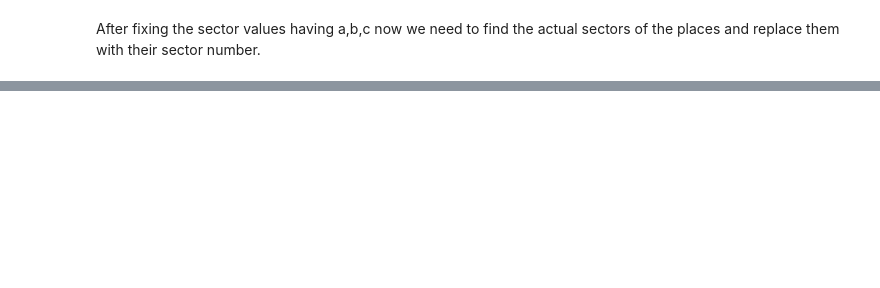
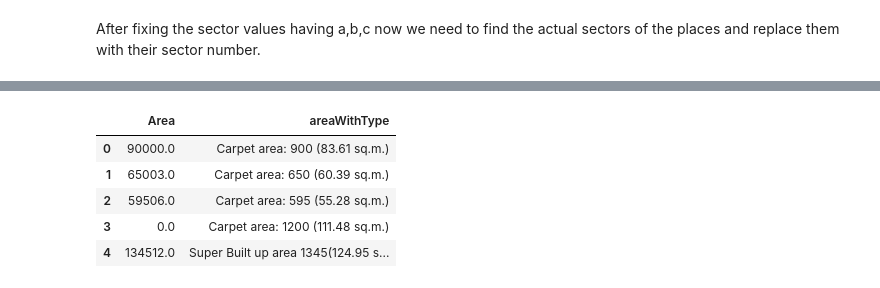
Before and after one commit to yuvraaj2002/AI_Projects, a Jupyter notebook: Find_Home.AI/Notebook_And_Dataset/Merge_Clean_Gurgaon.ipynb, the cells around one changed output, grey strips where cells are left out. Saved outputs shown, nothing was run; the diff lists cells and outputs as text; code cells hidden in the pictures; blank space fills up the shorter version.

```diff
--- a/Find_Home.AI/Notebook_And_Dataset/Merge_Clean_Gurgaon.ipynb
+++ b/Find_Home.AI/Notebook_And_Dataset/Merge_Clean_Gurgaon.ipynb
@@ -218,0 +215,9 @@ df.head(4)
+# %%
+df[['Area','areaWithType']].head(5)
+# %% [output]
+|  | Area | areaWithType |
+| 0 | 90000.0 | Carpet area: 900 (83.61 sq.m.) |
+| 1 | 65003.0 | Carpet area: 650 (60.39 sq.m.) |
+| 2 | 59506.0 | Carpet area: 595 (55.28 sq.m.) |
+| 3 | 0.0 | Carpet area: 1200 (111.48 sq.m.) |
+| 4 | 134512.0 | Super Built up area 1345(124.95 s... |
```
Also changed, not shown: parts of 8 cells of this notebook.
